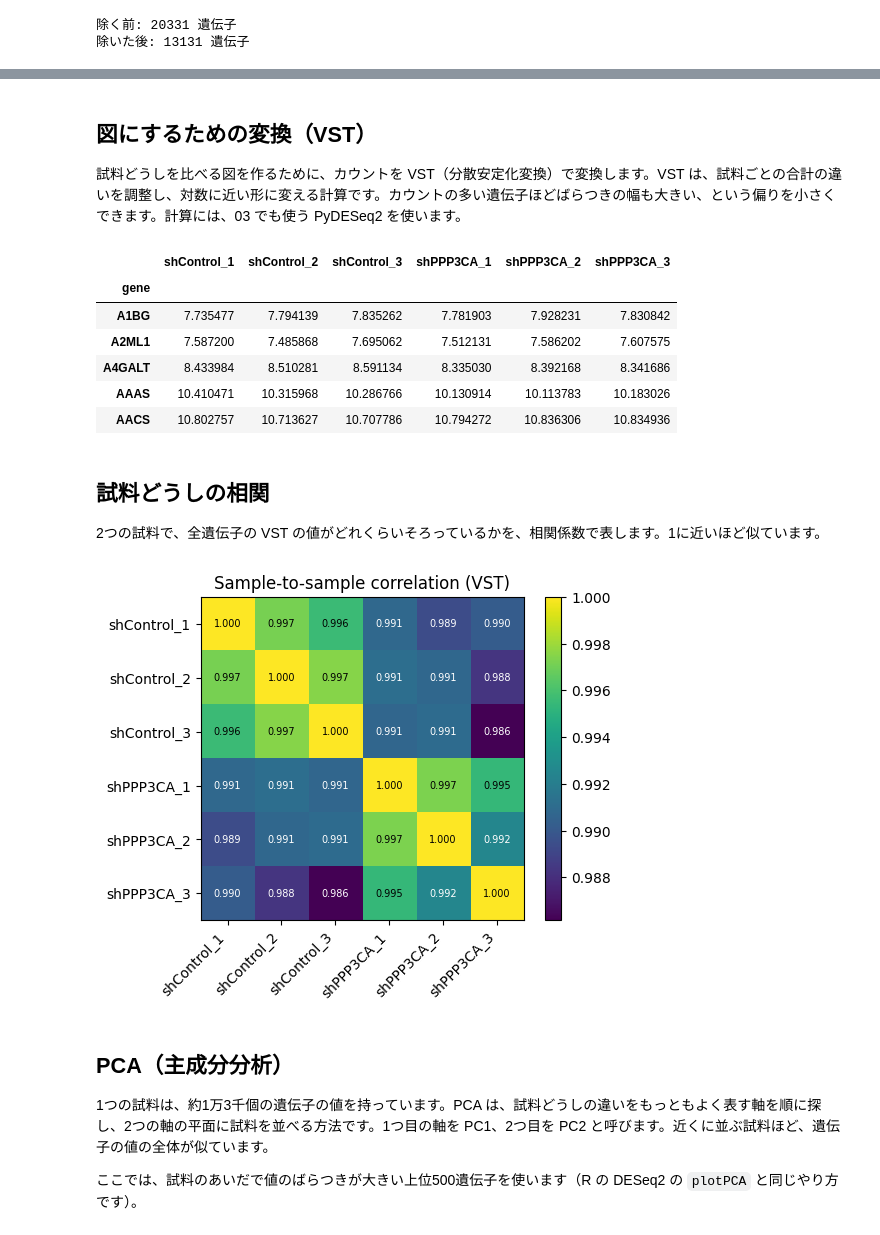
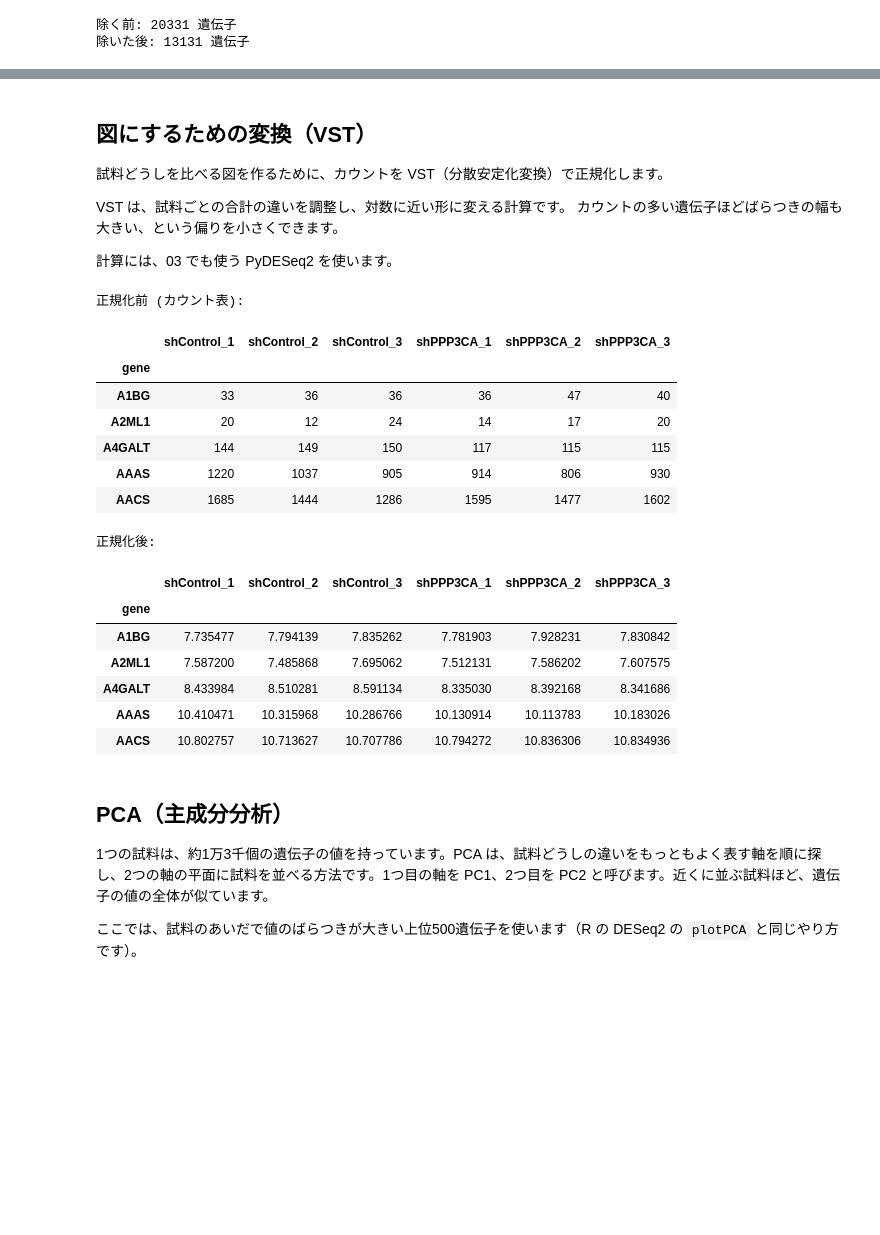
Before and after one commit to Yokohide0317/what_is_BI, a Jupyter notebook: public/colab/02_QC_PCA.ipynb, the cells around one changed output, grey strips where cells are left out. Saved outputs shown, nothing was run; the diff lists cells and outputs as text; code cells hidden in the pictures; blank space fills up the shorter version.

```diff
--- a/public/colab/02_QC_PCA.ipynb
+++ b/public/colab/02_QC_PCA.ipynb
@@ -95,43 +108,40 @@ print("除いた後:", counts_filtered.shape[0], "遺伝子")
 # %% [markdown]
 ## 図にするための変換（VST）
 
-試料どうしを比べる図を作るために、カウントを VST（分散安定化変換）で変換します。VST は、試料ごとの合計の違いを調整し、対数に近い形に変える計算です。カウントの多い遺伝子ほどばらつきの幅も大きい、という偏りを小さくできます。計算には、03 でも使う PyDESeq2 を使います。
+試料どうしを比べる図を作るために、カウントを VST（分散安定化変換）で正規化します。
+
+VST は、試料ごとの合計の違いを調整し、対数に近い形に変える計算です。
+カウントの多い遺伝子ほどばらつきの幅も大きい、という偏りを小さくできます。
+
+計算には、03 でも使う PyDESeq2 を使います。
 # %%
 from pydeseq2.dds import DeseqDataSet
 
 dds = DeseqDataSet(counts=counts_filtered.T, metadata=samples, design="~condition", quiet=True)
 dds.vst()
 vst = pd.DataFrame(dds.layers["vst_counts"].T, index=counts_filtered.index, columns=counts_filtered.columns)
-vst.head()
+
+print("正規化前 (カウント表): ")
+display(counts_filtered.head())
+print("正規化後: ")
+display(vst.head())
 # %% [output]
+正規化前 (カウント表):
 |  | shControl_1 | shControl_2 | shControl_3 | shPPP3CA_1 | shPPP3CA_2 | shPPP3CA_3 |
 | gene |  |  |  |  |  |  |
-| A1BG | 7.735477 | 7.794139 | 7.835262 | 7.781903 | 7.928231 | 7.830842 |
-| A2ML1 | 7.587200 | 7.485868 | 7.695062 | 7.512131 | 7.586202 | 7.607575 |
-| A4GALT | 8.433984 | 8.510281 | 8.591134 | 8.335030 | 8.392168 | 8.341686 |
-| AAAS | 10.410471 | 10.315968 | 10.286766 | 10.130914 | 10.113783 | 10.183026 |
-| AACS | 10.802757 | 10.713627 | 10.707786 | 10.794272 | 10.836306 | 10.834936 |
+| A1BG | 33 | 36 | 36 | 36 | 47 | 40 |
+| A2ML1 | 20 | 12 | 24 | 14 | 17 | 20 |
+| A4GALT | 144 | 149 | 150 | 117 | 115 | 115 |
+| AAAS | 1220 | 1037 | 905 | 914 | 806 | 930 |
+| AACS | 1685 | 1444 | 1286 | 1595 | 1477 | 1602 |
+正規化後:
+|  | shControl_1 | shControl_2 | shControl_3 | shPPP3CA_1 | shPPP3CA_2 | shPPP3CA_3 |
+| gene |  |  |  |  |  |  |
+| A1BG | 7.735477 | 7.794139 | 7.835262 | 7.781903 | 7.928231 | 7.830842 |
+| A2ML1 | 7.587200 | 7.485868 | 7.695062 | 7.512131 | 7.586202 | 7.607575 |
+| A4GALT | 8.433984 | 8.510281 | 8.591134 | 8.335030 | 8.392168 | 8.341686 |
+| AAAS | 10.410471 | 10.315968 | 10.286766 | 10.130914 | 10.113783 | 10.183026 |
+| AACS | 10.802757 | 10.713627 | 10.707786 | 10.794272 | 10.836306 | 10.834936 |
-# %% [markdown]
-## 試料どうしの相関
-
-2つの試料で、全遺伝子の VST の値がどれくらいそろっているかを、相関係数で表します。1に近いほど似ています。
-# %%
-corr = vst.corr()
-
-fig, ax = plt.subplots(figsize=(5.5, 4.5))
-im = ax.imshow(corr, cmap="viridis")
-ax.set_xticks(range(len(corr)), corr.columns, rotation=45, ha="right")
-ax.set_yticks(range(len(corr)), corr.index)
-for i in range(len(corr)):
-    for j in range(len(corr)):
-        ax.text(j, i, f"{corr.iloc[i, j]:.3f}", ha="center", va="center", fontsize=7,
-                color="black" if corr.iloc[i, j] > corr.values.mean() else "white")
-fig.colorbar(im, ax=ax)
-ax.set_title("Sample-to-sample correlation (VST)")
-plt.tight_layout()
-plt.show()
-# %% [output]
-[figure, removed]
 # %% [markdown]
 ## PCA（主成分分析）
 
```
Also changed, not shown: parts of 4 cells of this notebook.
